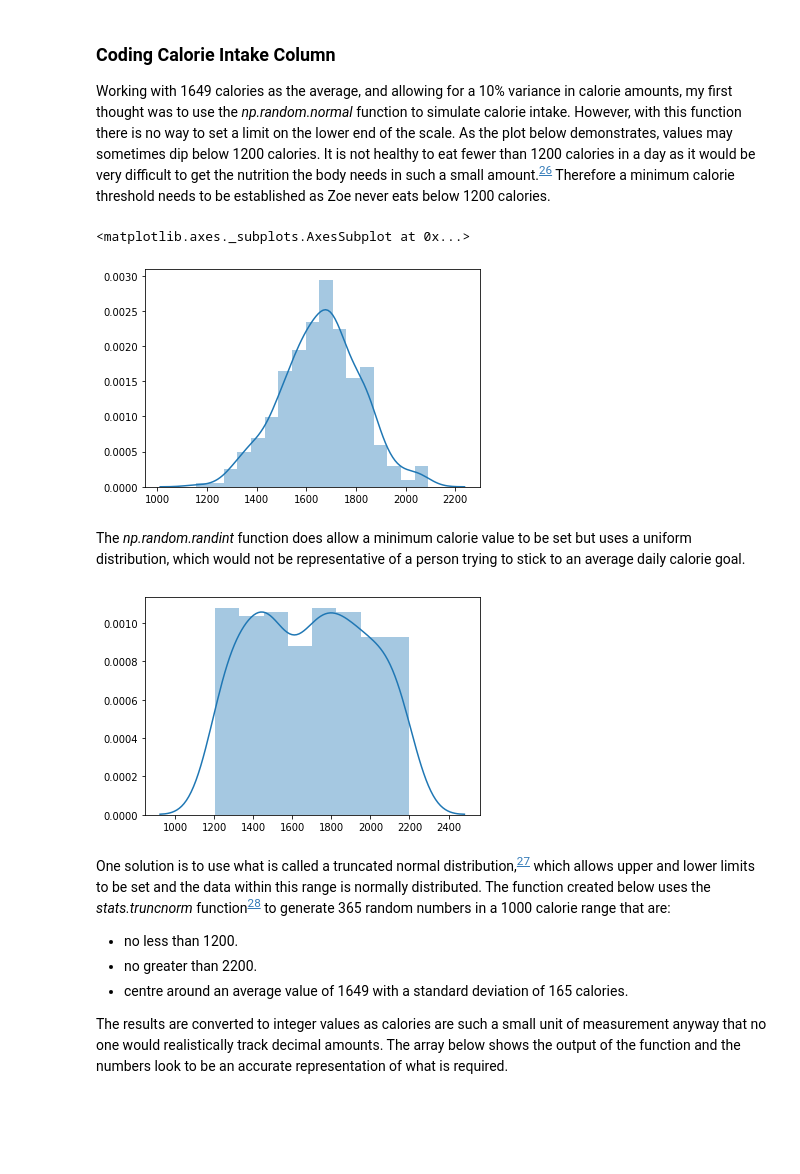
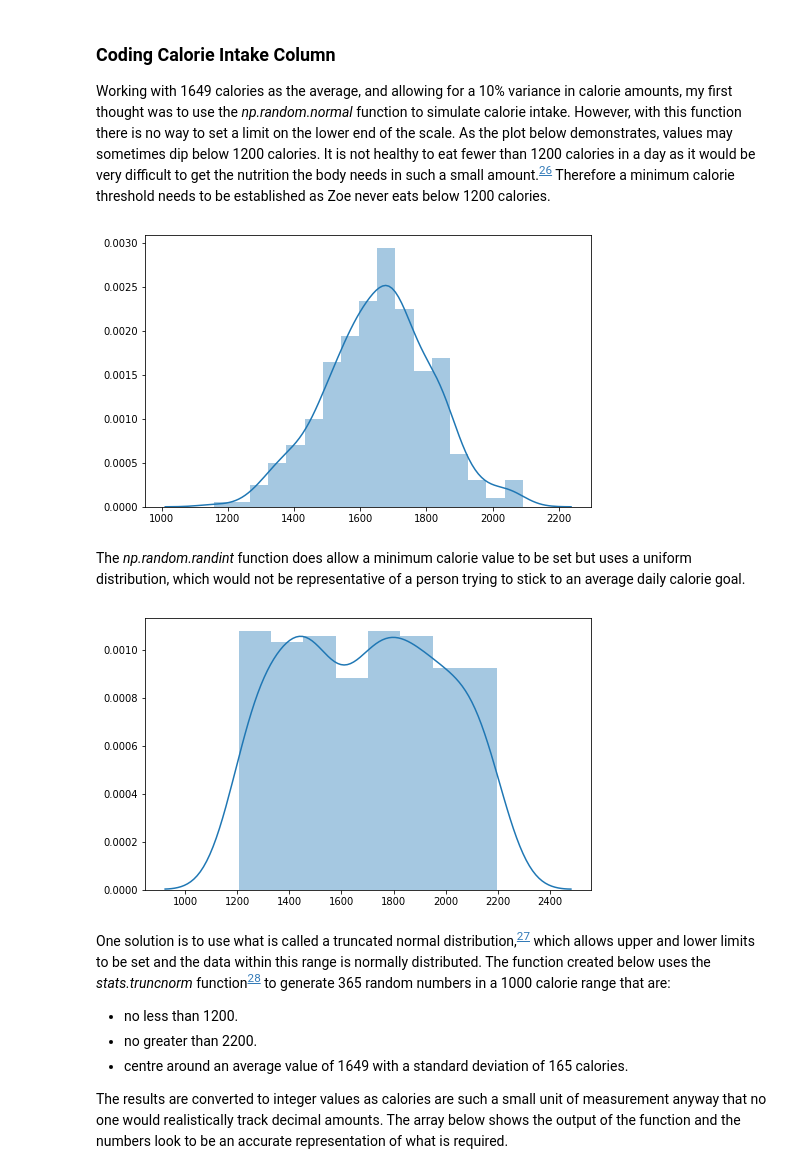
Before and after one commit to jennifer-ryan/data-set-simulation, a Jupyter notebook: Dataset Simulation.ipynb, the cells around one changed output. Drawn from its saved outputs; the diff is of its cells as text; code cells hidden in the pictures; blank space fills up the shorter version.

```diff
--- a/Dataset Simulation.ipynb
+++ b/Dataset Simulation.ipynb
@@ -232,21 +234,23 @@ There are many apps available that allow people to track their calorie intake, s
 
 Working with 1649 calories as the average, and allowing for a 10% variance in calorie amounts, my first thought was to use the *np.random.normal* function to simulate calorie intake. However, with this function there is no way to set a limit on the lower end of the scale. As the plot below demonstrates, values may sometimes dip below 1200 calories. It is not healthy to eat fewer than 1200 calories in a day as it would be very difficult to get the nutrition the body needs in such a small amount.<a id='26a'></a><sup>[26](#26)</sup> Therefore a minimum calorie threshold needs to be established as Zoe never eats below 1200 calories.
 # %%
-# Calorie intake normal distribution.
+# Plotting calorie intake normal distribution.
 cal_in_normal = np.random.normal(1649, 165, 365)
+plt.figure(figsize=(8, 5))
 sns.distplot(cal_in_normal)
+plt.show()
 # %% [output]
-<matplotlib.axes._subplots.AxesSubplot at 0x...>
-[figure, old version]
+[figure, new version]
 # %% [markdown]
 The *np.random.randint* function does allow a minimum calorie value to be set but uses a uniform distribution, which would not be representative of a person trying to stick to an average daily calorie goal.
 # %%
-# Calorie intake uniform distribution.
+# Plotting calorie intake uniform distribution.
 cal_in_uniform = np.random.randint(1200, 2200, 365)
+plt.figure(figsize=(8, 5))
 sns.distplot(cal_in_uniform)
 plt.show()
 # %% [output]
-[figure, old version]
+[figure, new version]
 # %% [markdown]
 One solution is to use what is called a truncated normal distribution,<a id='27a'></a><sup>[27](#27)</sup> which allows upper and lower limits to be set and the data within this range is normally distributed. The function created below  uses the *stats.truncnorm* function<a id='28a'></a><sup>[28](#28)</sup> to generate 365 random numbers in a 1000 calorie range that are:
 
```
Also changed, not shown: parts of 12 cells of this notebook, 1 other file.
